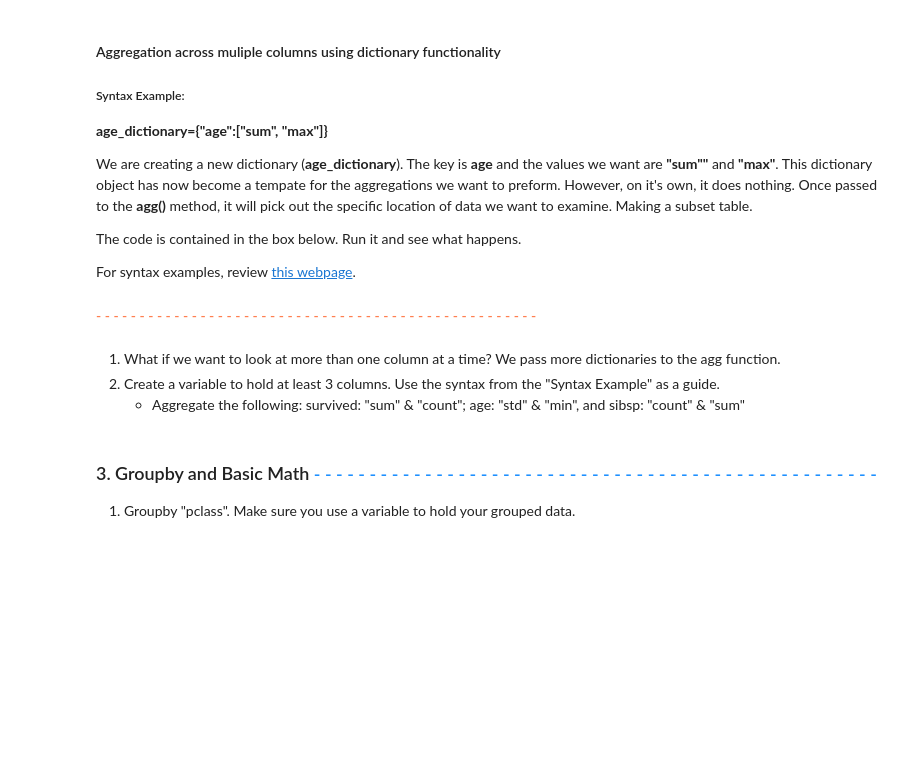
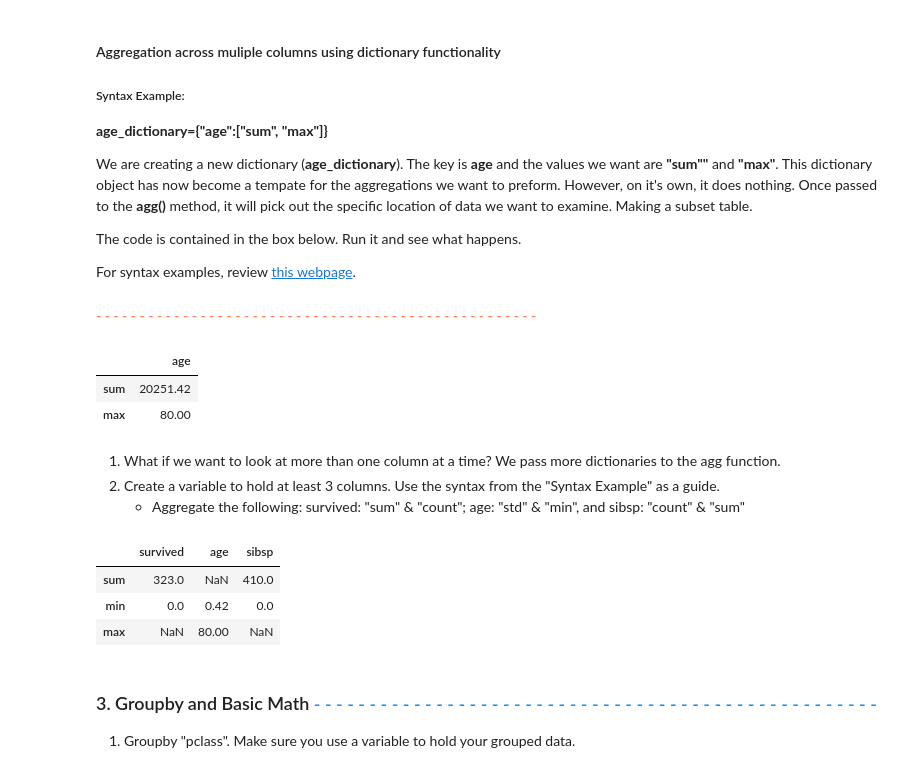
Before and after one commit to jmnehrt/data-analysis-projects, a Jupyter notebook: data-manipulation/exercises/DataManipulationWorkbook.ipynb, the cells around one changed output. Drawn from its saved outputs; the diff is of its cells as text; code cells hidden in the pictures; blank space fills up the shorter version.

```diff
--- a/data-manipulation/exercises/DataManipulationWorkbook.ipynb
+++ b/data-manipulation/exercises/DataManipulationWorkbook.ipynb
@@ -208,16 +227,29 @@ For syntax examples, review [this webpage](https://www.geeksforgeeks.org/python-
 #### <span style="color:coral;"> - - - - - - - - - - - - - - - - - - - - - - - - - - - - - - - - - - - - - - - - - - - - - - - - - - - </span>
 # %%
 # Predict the table output before you uncomment the code below.
-
-# age_dictionary={"age":["sum", "max"]}
-# dictionary_agg=data.agg(age_dictionary)
-# dictionary_agg
+# age should be the key and the sum and max will be the values
+age_dictionary={"age":["sum", "max"]}
+# this aplies a new variable to the existing aggregate
+dictionary_agg=titanic_new.agg(age_dictionary)
+dictionary_agg
+# %% [output]
+|  | age |
+| sum | 20251.42 |
+| max | 80.00 |
 # %% [markdown]
 1. What if we want to look at more than one column at a time?  We pass more dictionaries to the agg function.
 1. Create a variable to hold at least 3 columns.  Use the syntax from the "Syntax Example" as a guide.
     - Aggregate the following:  survived: "sum" & "count"; age: "std" & "min", and sibsp: "count" & "sum"
 # %%
 # Code your dictionary here:
+titanic_new.aggregate({"survived":['sum', 'min'],
+              "age":['max', 'min'],
+              "sibsp":['min', 'sum']})
+# %% [output]
+|  | survived | age | sibsp |
+| sum | 323.0 | NaN | 410.0 |
+| min | 0.0 | 0.42 | 0.0 |
+| max | NaN | 80.00 | NaN |
 # %% [markdown]
 ### 3. Groupby and Basic Math <span style="color:dodgerblue;"> - - - - - - - - - - - - - - - - - - - - - - - - - - - - - - - - - - - - - - - - - - - - - - - - - - - </span>
 
```
Also changed, not shown: parts of 4 cells of this notebook.
